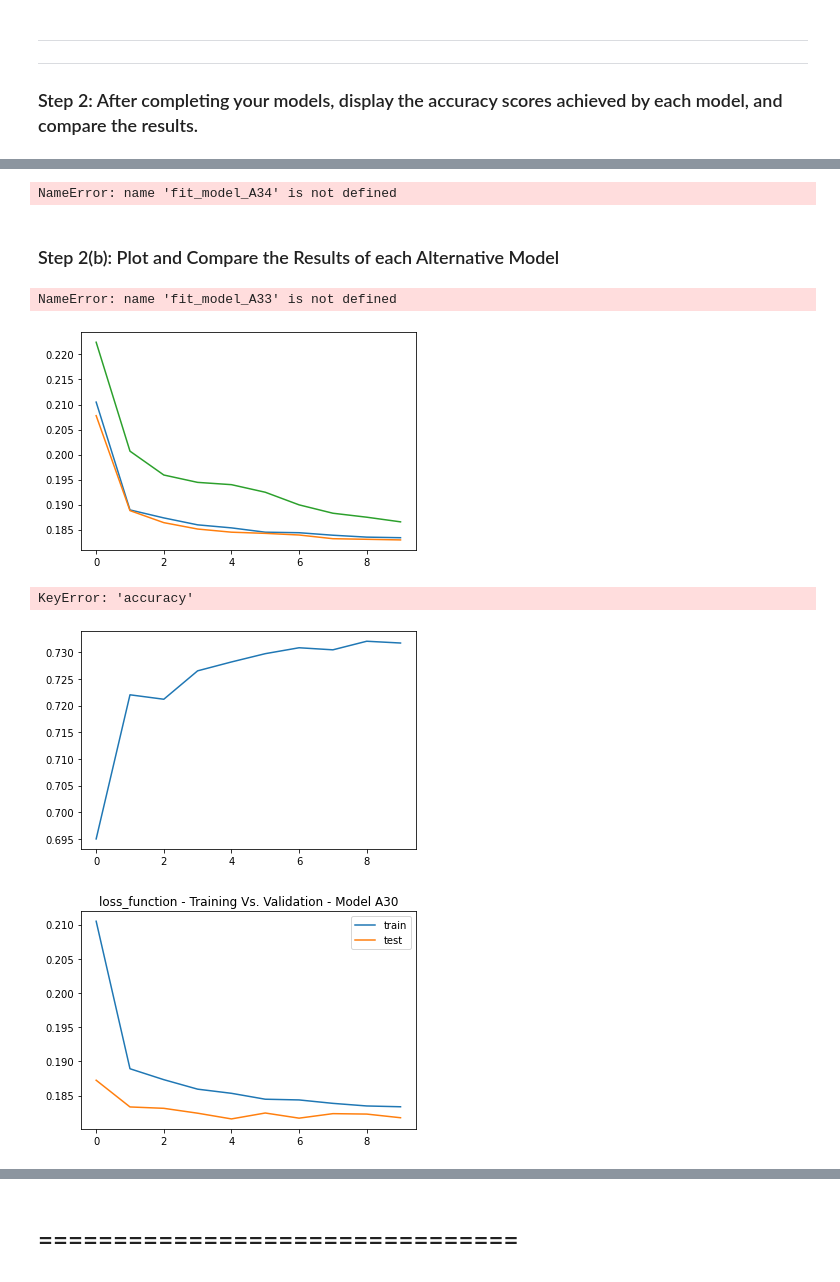
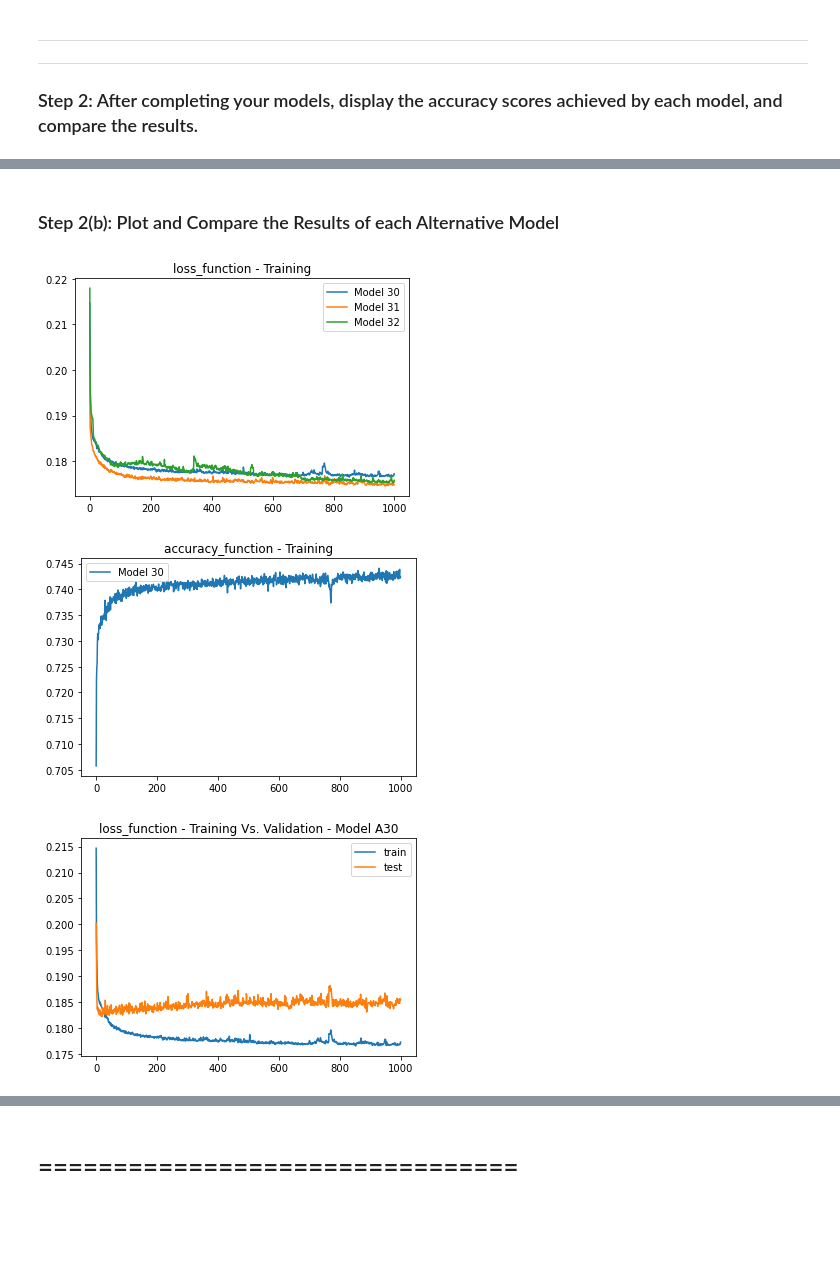
Before and after one commit to sfkonrad/M13_Challenge_Submission, a Jupyter notebook: M13_Challenge_Submision/M13_Challenge_sandbox_1.31.ipynb, the cells around one changed output, grey strips where cells are left out. Cells and saved outputs as stored; diff of their text form; code cells hidden in the pictures; blank space fills up the shorter version.

Commit message:
Routine commit. Model optimization.

```diff
--- a/M13_Challenge_Submision/M13_Challenge_sandbox_1.31.ipynb
+++ b/M13_Challenge_Submision/M13_Challenge_sandbox_1.31.ipynb
@@ -313,5 +313,5 @@ _________________________________________________________________
 nn_A30.compile(loss="mse", optimizer="adam", metrics=["accuracy"])
 # %%
 # Fit the model using 50 epochs and the training data
-fit_model_A30 = nn_A30.fit(X_train_scaled, y_train, validation_split=0.3, epochs=10)
+fit_model_A30 = nn_A30.fit(X_train_scaled, y_train, validation_split=0.3, epochs=1000)
 # %% [output]
@@ -446,5 +443,5 @@ _________________________________________________________________
 nn_A31.compile(loss="mse", optimizer="adam", metrics=["mse"])
 # %%
 # Fit the model using 50 epochs and the training data
-fit_model_A31 = nn_A31.fit(X_train_scaled, y_train, validation_split=0.3, epochs=10)
+fit_model_A31 = nn_A31.fit(X_train_scaled, y_train, validation_split=0.3, epochs=1000)
 # %% [output]
@@ -577,5 +571,5 @@ _________________________________________________________________
 nn_A32.compile(loss="mse", optimizer="adam", metrics=["accuracy"])
 # %%
 # Fit the model using 50 epochs and the training data
-fit_model_A32 = nn_A32.fit(X_train_scaled, y_train, validation_split=0.3, epochs=10)
+fit_model_A32 = nn_A32.fit(X_train_scaled, y_train, validation_split=0.3, epochs=1000)
 # %% [output]
@@ -934,49 +890,45 @@ ValueError: in user code:
 # %%
-model_plot = pd.DataFrame(fit_model_A34.history, index=range(1, len(fit_model_A34.history["loss"]) + 1))
-model_plot.plot(y="loss", title="model_loss: A34", grid=True)
-model_plot.plot(y="accuracy", title="model_accuracy: A34", grid=True)
+# model_plot = pd.DataFrame(fit_model_A34.history, index=range(1, len(fit_model_A34.history["loss"]) + 1))
+# model_plot.plot(y="loss", title="model_loss: A34", grid=True)
+# model_plot.plot(y="accuracy", title="model_accuracy: A34", grid=True)
-# %% [output]
-NameError: name 'fit_model_A34' is not defined
 # %% [markdown]
 ### Step 2(b): Plot and Compare the Results of each Alternative Model
 # %%
 # Day 14-2 cell [62]
 plt.plot(fit_model_A30.history["loss"])
 plt.plot(fit_model_A31.history["loss"])
 plt.plot(fit_model_A32.history["loss"])
-plt.plot(fit_model_A33.history["loss"])
-plt.plot(fit_model_A34.history["loss"])
+# plt.plot(fit_model_A33.history["loss"])
+# plt.plot(fit_model_A34.history["loss"])
 
 plt.title("loss_function - Training")
 plt.legend(["Model 30",
             "Model 31",
             "Model 32",
-            "Model 33",
-            "Model 34"
+#             "Model 33",
+#             "Model 34"
            ])
 plt.show()
 # %% [output]
-NameError: name 'fit_model_A33' is not defined
-[figure, old version]
+[figure, new version]
 # %%
 # Day 14-2 cell [62]
 plt.plot(fit_model_A30.history["accuracy"])
-plt.plot(fit_model_A31.history["accuracy"])
-plt.plot(fit_model_A32.history["accuracy"])
-plt.plot(fit_model_A33.history["accuracy"])
-plt.plot(fit_model_A34.history["accuracy"])
+# plt.plot(fit_model_A31.history["accuracy"])
+# plt.plot(fit_model_A32.history["accuracy"])
+# plt.plot(fit_model_A33.history["accuracy"])
+# plt.plot(fit_model_A34.history["accuracy"])
 
 plt.title("accuracy_function - Training")
 plt.legend(["Model 30",
-            "Model 31",
-            "Model 32",
-            "Model 33",
-            "Model 34"
+#             "Model 31",
+#             "Model 32",
+#             "Model 33",
+#             "Model 34"
            ])
 plt.show()
 # %% [output]
-KeyError: 'accuracy'
-[figure, old version]
+[figure, new version]
 # %%
 # Train vs test for shallow net
 plt.plot(fit_model_A30.history["loss"])
@@ -985,7 +937,7 @@ plt.title("loss_function - Training Vs. Validation - Model A30")
 plt.legend(["train", "test"])
 plt.show()
 # %% [output]
-[figure, old version]
+[figure, new version]
 # %%
 # Train vs test for deep net
 plt.plot(fit_model_A31.history["loss"])
```
Also changed, not shown: parts of 25 cells of this notebook, 6 other files.
